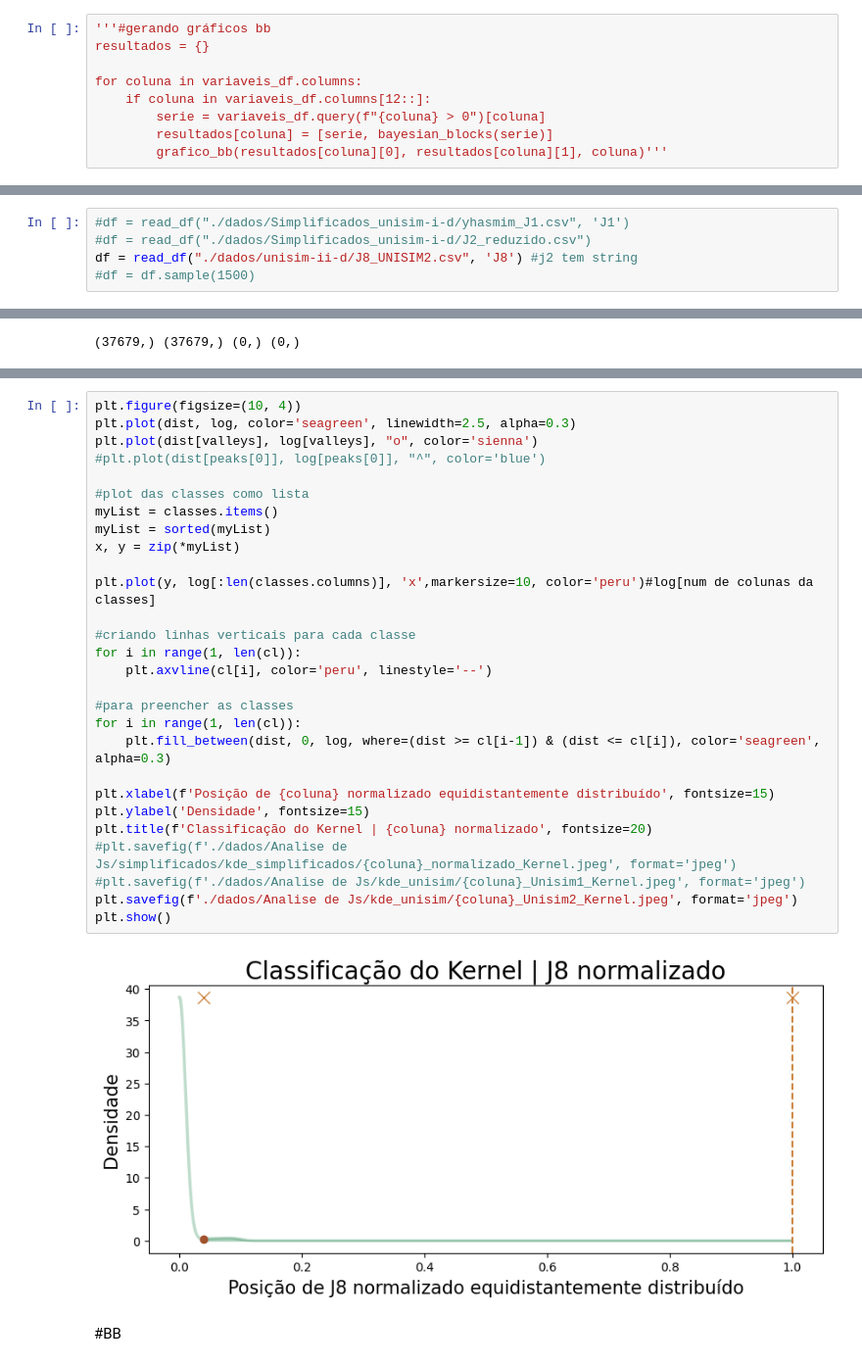
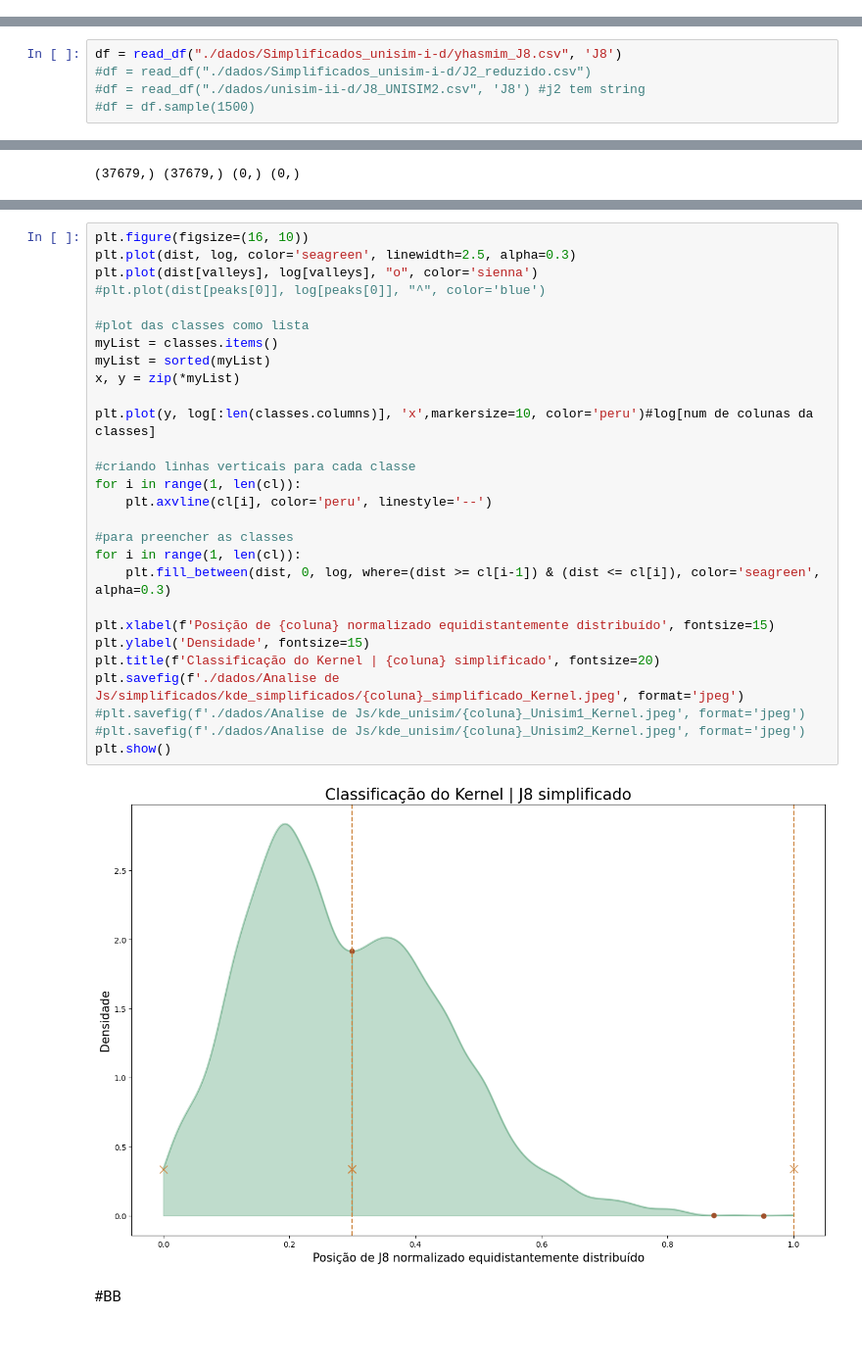
Before and after one commit to YhasmimTigre/TRIL-Net-Zero, a Jupyter notebook: Lab-Tril-CCS.ipynb, the cells around one changed output, grey strips where cells are left out. Shown at 98% size. Drawn from its saved outputs; the diff is of its cells as text; blank space fills up the shorter version.

```diff
--- a/Lab-Tril-CCS.ipynb
+++ b/Lab-Tril-CCS.ipynb
@@ -539,9 +412,0 @@ class graficos:
-# %%
-'''#gerando gráficos bb
-resultados = {}
-
-for coluna in variaveis_df.columns:
-    if coluna in variaveis_df.columns[12::]:
-        serie = variaveis_df.query(f"{coluna} > 0")[coluna]
-        resultados[coluna] = [serie, bayesian_blocks(serie)]
-        grafico_bb(resultados[coluna][0], resultados[coluna][1], coluna)'''
@@ -561,9 +424,9 @@ import matplotlib.pyplot as plt
 #import plotly.graph_objects as go
 #import plotly.express as px
 # %%
-#df = read_df("./dados/Simplificados_unisim-i-d/yhasmim_J1.csv", 'J1')
+df = read_df("./dados/Simplificados_unisim-i-d/yhasmim_J8.csv", 'J8')
 #df = read_df("./dados/Simplificados_unisim-i-d/J2_reduzido.csv")
-df = read_df("./dados/unisim-ii-d/J8_UNISIM2.csv", 'J8') #j2 tem string
+#df = read_df("./dados/unisim-ii-d/J8_UNISIM2.csv", 'J8') #j2 tem string
 #df = df.sample(1500)
 # %% [output]
 df com valores NAN
@@ -779,33 +642,33 @@ plt.show()
 # %%
-plt.figure(figsize=(10, 4))
+plt.figure(figsize=(16, 10))
 plt.plot(dist, log, color='seagreen', linewidth=2.5, alpha=0.3)
 plt.plot(dist[valleys], log[valleys], "o", color='sienna')
 #plt.plot(dist[peaks[0]], log[peaks[0]], "^", color='blue')
 
 #plot das classes como lista
 myList = classes.items()
 myList = sorted(myList)
 x, y = zip(*myList)
 
 plt.plot(y, log[:len(classes.columns)], 'x',markersize=10, color='peru')#log[num de colunas da classes]
 
 #criando linhas verticais para cada classe
 for i in range(1, len(cl)):
     plt.axvline(cl[i], color='peru', linestyle='--')
 
 #para preencher as classes
 for i in range(1, len(cl)):
     plt.fill_between(dist, 0, log, where=(dist >= cl[i-1]) & (dist <= cl[i]), color='seagreen', alpha=0.3)
 
 plt.xlabel(f'Posição de {coluna} normalizado equidistantemente distribuído', fontsize=15)
 plt.ylabel('Densidade', fontsize=15)
-plt.title(f'Classificação do Kernel | {coluna} normalizado', fontsize=20)
-#plt.savefig(f'./dados/Analise de Js/simplificados/kde_simplificados/{coluna}_normalizado_Kernel.jpeg', format='jpeg')
+plt.title(f'Classificação do Kernel | {coluna} simplificado', fontsize=20)
+plt.savefig(f'./dados/Analise de Js/simplificados/kde_simplificados/{coluna}_simplificado_Kernel.jpeg', format='jpeg')
 #plt.savefig(f'./dados/Analise de Js/kde_unisim/{coluna}_Unisim1_Kernel.jpeg', format='jpeg')
-plt.savefig(f'./dados/Analise de Js/kde_unisim/{coluna}_Unisim2_Kernel.jpeg', format='jpeg')
+#plt.savefig(f'./dados/Analise de Js/kde_unisim/{coluna}_Unisim2_Kernel.jpeg', format='jpeg')
 plt.show()
 # %% [output]
-[figure, old version]
+[figure, new version]
 # %% [markdown]
 #BB
 # %%
```
Also changed, not shown: parts of 13 cells of this notebook, 45 other files.
